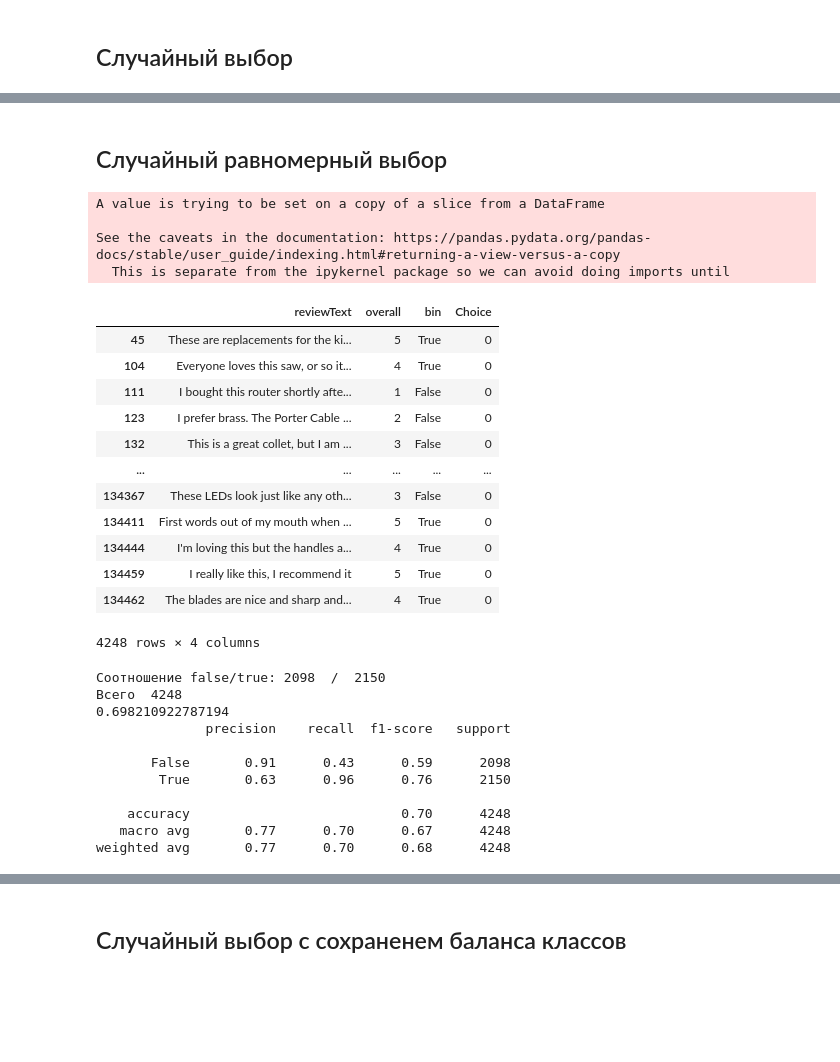
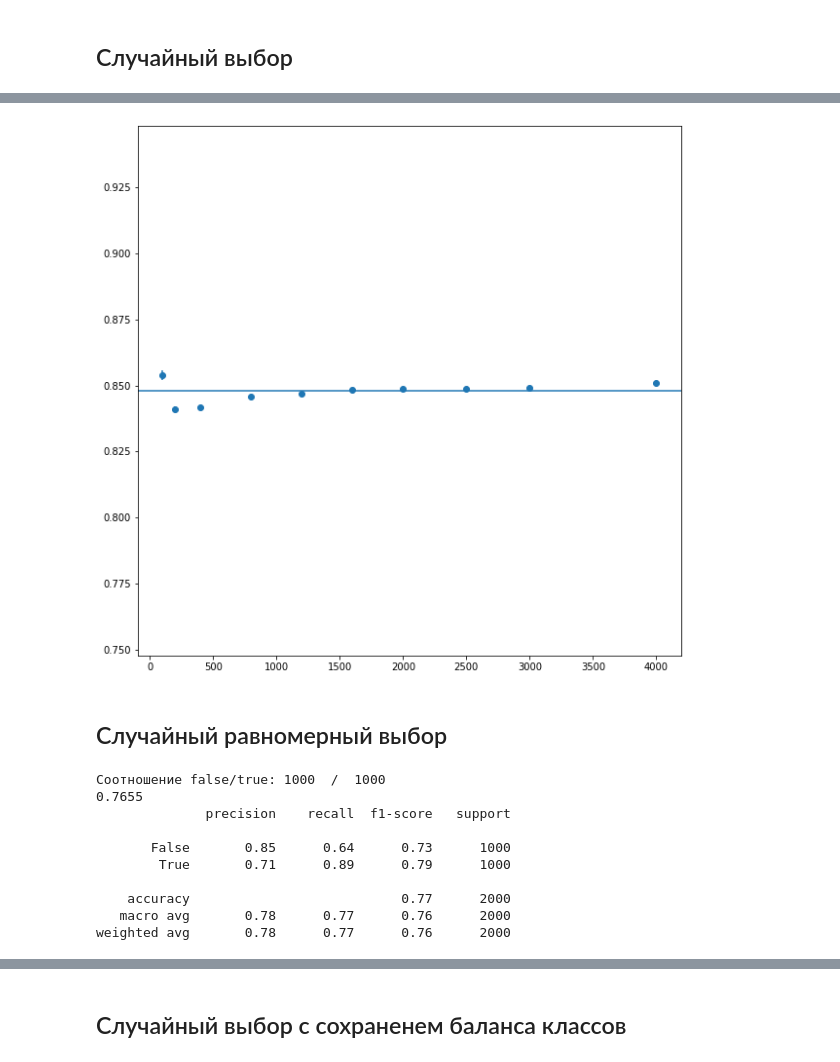
Before and after one commit to Dionidgy/ML, a Jupyter notebook: Amazon_Electronics/Electronics.ipynb, the cells around one changed output, grey strips where cells are left out. Cells and saved outputs as stored; diff of their text form; code cells hidden in the pictures; blank space fills up the shorter version.

```diff
--- a/Amazon_Electronics/Electronics.ipynb
+++ b/Amazon_Electronics/Electronics.ipynb
@@ -273,45 +288,37 @@ weighted avg       0.86      0.87      0.86      4000
+# %%
+mean_list = []
+var_list = []
+sample_size_list = [100, 200, 400, 800, 1200, 1600, 2000, 2500, 3000, 4000]
+for sample_size in sample_size_list:
+  acc_list = []
+  for seed in range(10):
+    np.random.seed(seed)
+    df_rand_ch = dat2.sample(sample_size)
+    acc_list.append(accuracy_score(df_rand_ch.bin, search.best_estimator_.predict(tfidf_vect.transform(df_rand_ch.reviewText))))
+  mean_list.append(np.mean(acc_list))
+  var_list.append(np.var(acc_list))
+plt.figure(figsize=(10, 10))
+plt.ylim([ground_t - 0.1, ground_t + 0.1,])
+plt.errorbar(sample_size_list, mean_list, yerr=var_list, fmt='o', )
+plt.axhline(y = ground_t)
+plt.show()
+# %% [output]
+[figure, added]
 # %% [markdown]
 ## Случайный равномерный выбор
-# %%
-dat2["Choice"] = 0
-for i in range(len(dat2.bin)):
-    dat2['Choice'][i] = (np.random.randint(round(10 / rat)) if dat2.bin[i] else np.random.randint(round(10)))
-# %% [output]
-A value is trying to be set on a copy of a slice from a DataFrame
-
-See the caveats in the documentation: https://pandas.pydata.org/pandas-docs/stable/user_guide/indexing.html#returning-a-view-versus-a-copy
-  This is separate from the ipykernel package so we can avoid doing imports until
-# %%
-new_test_dat = dat2.loc[dat2.Choice == 0][["reviewText", "overall", "bin", "Choice"]]
-new_test_dat
-# %% [output]
-|  | reviewText | overall | bin | Choice |
-| 45 | These are replacements for the ki... | 5 | True | 0 |
-| 104 | Everyone loves this saw, or so it... | 4 | True | 0 |
-| 111 | I bought this router shortly afte... | 1 | False | 0 |
-| 123 | I prefer brass. The Porter Cable ... | 2 | False | 0 |
-| 132 | This is a great collet, but I am ... | 3 | False | 0 |
-| ... | ... | ... | ... | ... |
-| 134367 | These LEDs look just like any oth... | 3 | False | 0 |
-| 134411 | First words out of my mouth when ... | 5 | True | 0 |
-| 134444 | I'm loving this but the handles a... | 4 | True | 0 |
-| 134459 | I really like this, I recommend it | 5 | True | 0 |
-| 134462 | The blades are nice and sharp and... | 4 | True | 0 |
-4248 rows × 4 columns
 # %%
-print("Соотношение false/true:",len(new_test_dat.bin)-sum(new_test_dat.bin), " / ", sum(new_test_dat.bin))
-print("Всего " , (len(new_test_dat.bin)))
-print(accuracy_score(new_test_dat.bin, search.best_estimator_.predict(tfidf_vect.transform(new_test_dat.reviewText))))
-print(classification_report(new_test_dat.bin, search.best_estimator_.predict(tfidf_vect.transform(new_test_dat.reviewText))))
+df_rc_eq = pd.concat([dat2.loc[dat2['bin']].sample(2000//2), dat2.loc[dat2['bin'] != True].sample(2000//2)], ignore_index=True)
+print("Соотношение false/true:",len(df_rc_eq.bin)-sum(df_rc_eq.bin), " / ", sum(df_rc_eq.bin))
+print(accuracy_score(df_rc_eq.bin, search.best_estimator_.predict(tfidf_vect.transform(df_rc_eq.reviewText))))
+print(classification_report(df_rc_eq.bin, search.best_estimator_.predict(tfidf_vect.transform(df_rc_eq.reviewText))))
 # %% [output]
-Соотношение false/true: 2098  /  2150
-Всего  4248
-0.698210922787194
+Соотношение false/true: 1000  /  1000
+0.7655
               precision    recall  f1-score   support
 
-       False       0.91      0.43      0.59      2098
-        True       0.63      0.96      0.76      2150
+       False       0.85      0.64      0.73      1000
+        True       0.71      0.89      0.79      1000
 
-    accuracy                           0.70      4248
-   macro avg       0.77      0.70      0.67      4248
-weighted avg       0.77      0.70      0.68      4248
+    accuracy                           0.77      2000
+   macro avg       0.78      0.77      0.76      2000
+weighted avg       0.78      0.77      0.76      2000
```
Also changed, not shown: parts of 25 cells of this notebook.
